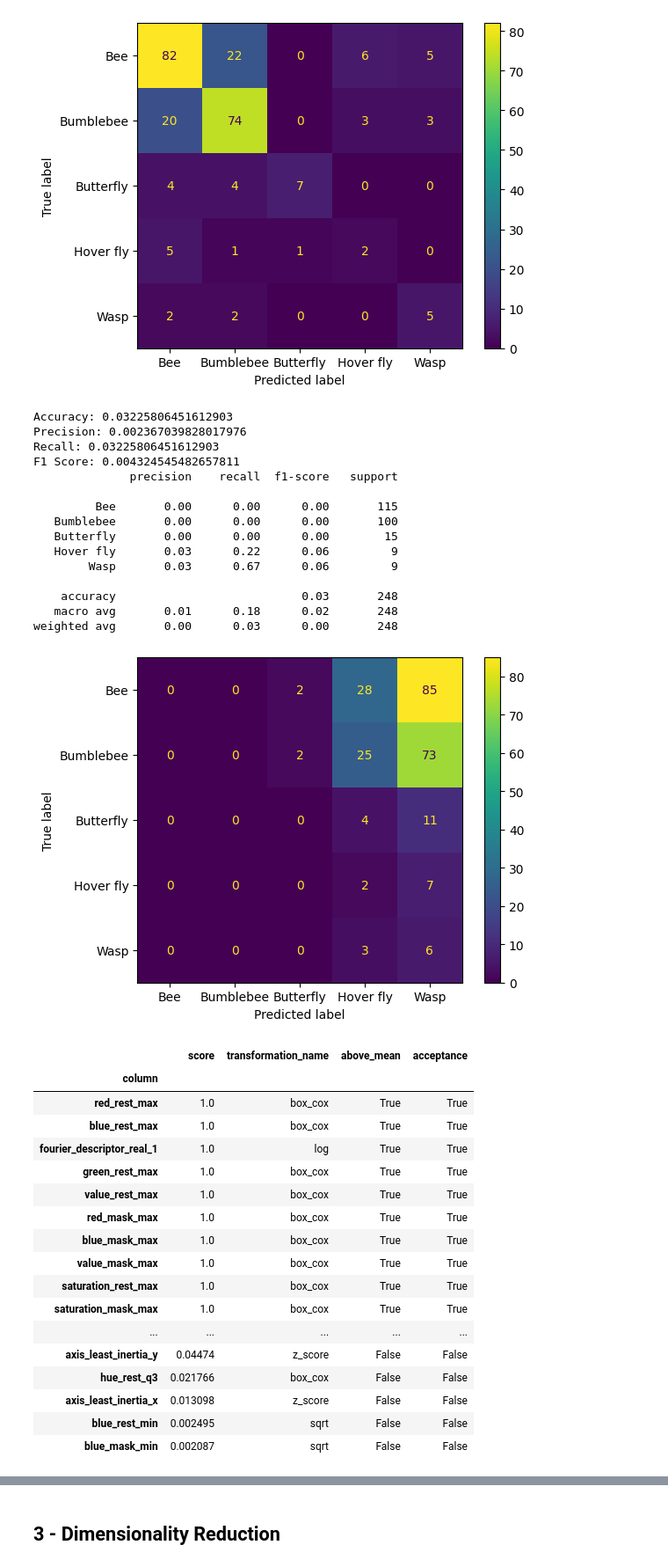
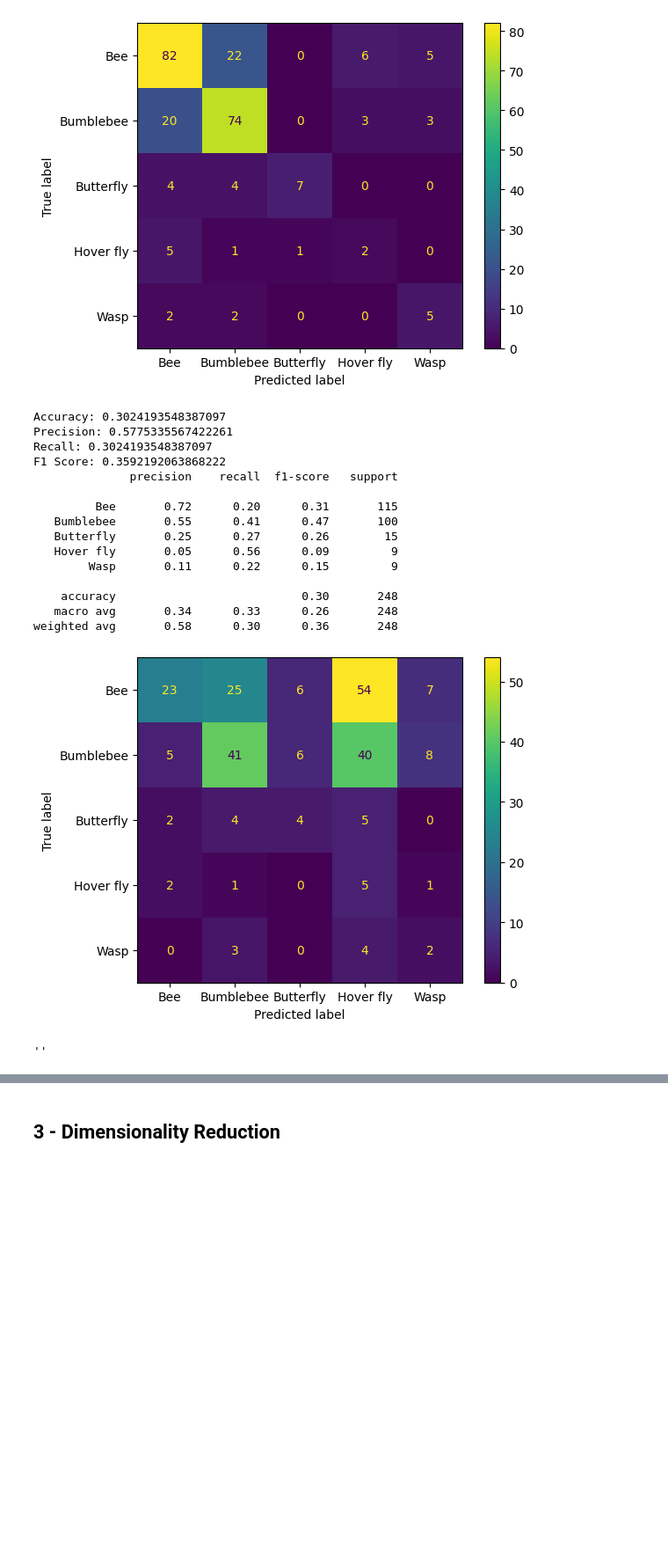
Before and after one commit to alexisvafiadis/Bug-Images-Data-Analysis-And-Type-Classification, a Jupyter notebook: 3_prediction_all_bug_types_transf.ipynb, the cells around one changed output, grey strips where cells are left out. Shown at 88% size. Cells and saved outputs as stored; diff of their text form; code cells hidden in the pictures; blank space fills up the shorter version.

```diff
--- a/3_prediction_all_bug_types_transf.ipynb
+++ b/3_prediction_all_bug_types_transf.ipynb
@@ -947,8 +994,9 @@ for scoring in ['f_classif']:
 # %%
-def try_model_with_transformations(model,X, y, transformations_dict, scoring, df_results_dict, min_score=10,solver='liblinear',
-                                                multiclass=True, verbose=False, **kwargs):
+def try_model_with_transformations(model,X, y, transformations_dict, scoring, df_results_dict, min_score=None,verbose=False, **kwargs):
+    if min_score is not None:
+        kwargs['min_score_for_acceptance'] = min_score
     pipeline = imbPipeline([
-        ('transformer', MultiColumnCachedTransformer(transformations_dict[scoring], verbose=verbose, min_score_for_acceptance=min_score, **kwargs)),
+        ('transformer', MultiColumnCachedTransformer(transformations_dict[scoring], verbose=verbose, **kwargs)),
         ('model', model)
     ])
     evaluate_classifier(pipeline, X, y, plot=False, debug=False, n_jobs=1,  cv=cv)
@@ -1218,6 +1266,9 @@ def sqrt_transform(x):
     return np.sqrt(np.maximum(x, 0))  # Square root, safe for non-negative values
 
 def box_cox_transform(x):
+    # if most values are negative, boxcox is useless so we throw an error if it is the case
+    if np.sum(x > 0) < 0.5 * len(x):
+        raise ValueError("Data contains too many negative values for Box-Cox transformation")
     positive_x = np.maximum(x + 1, 1)  # Shift to positive to apply Box-Cox
     return boxcox(positive_x)[0]
 
@@ -1358,6 +1300,6 @@ for scoring in scorings:
     best_transforms_for_gaussian_dict[scoring], df_results_for_gaussian_dict[scoring] = find_best_transformation(X, y_encoded,
                                                                     gaussian_transformations, scoring=scoring, display_df=False, verbose=False)
     # Statistics on transformed data
-    transformed_X = MultiColumnCachedTransformer(best_transforms_for_gaussian_dict[scoring], verbose=True).fit_transform(X2)
+    transformed_X = MultiColumnCachedTransformer(best_transforms_for_gaussian_dict[scoring], verbose=True).fit_transform(X)
     display(HTML(transformed_X.describe().to_html()))
 # %% [output]
@@ -1716,40 +1623,25 @@ F1 Score: 0.6880929276613651
 weighted avg       0.70      0.69      0.69       248
 [figure]
 # %%
-try_lda_with_transformations(X, y, best_transforms_for_gaussian_dict, 'shapiro', df_results_for_gaussian_dict, min_score=0.3)
+try_lda_with_transformations(X, y, best_transforms_for_gaussian_dict, 'shapiro', df_results_for_gaussian_dict, verbose=False,
+                                        columns_to_apply_to=shape_features + fourier_features + body_parts_features + ellipse_features, min_score=0.1)
+''
 # %% [output]
-Accuracy: 0.03225806451612903
-Precision: 0.002367039828017976
-Recall: 0.03225806451612903
-F1 Score: 0.004324545482657811
+Accuracy: 0.3024193548387097
+Precision: 0.5775335567422261
+Recall: 0.3024193548387097
+F1 Score: 0.3592192063868222
               precision    recall  f1-score   support
 
-         Bee       0.00      0.00      0.00       115
-   Bumblebee       0.00      0.00      0.00       100
-   Butterfly       0.00      0.00      0.00        15
-   Hover fly       0.03      0.22      0.06         9
-        Wasp       0.03      0.67      0.06         9
+         Bee       0.72      0.20      0.31       115
+   Bumblebee       0.55      0.41      0.47       100
+   Butterfly       0.25      0.27      0.26        15
+   Hover fly       0.05      0.56      0.09         9
+        Wasp       0.11      0.22      0.15         9
 
-    accuracy                           0.03       248
-   macro avg       0.01      0.18      0.02       248
-weighted avg       0.00      0.03      0.00       248
+    accuracy                           0.30       248
+   macro avg       0.34      0.33      0.26       248
+weighted avg       0.58      0.30      0.36       248
-[figure, old version]
+[figure, new version]
-|  | score | transformation_name | above_mean | acceptance |
-| column |  |  |  |  |
-| red_rest_max | 1.0 | box_cox | True | True |
-| blue_rest_max | 1.0 | box_cox | True | True |
-| fourier_descriptor_real_1 | 1.0 | log | True | True |
-| green_rest_max | 1.0 | box_cox | True | True |
-| value_rest_max | 1.0 | box_cox | True | True |
-| red_mask_max | 1.0 | box_cox | True | True |
-| blue_mask_max | 1.0 | box_cox | True | True |
-| value_mask_max | 1.0 | box_cox | True | True |
-| saturation_rest_max | 1.0 | box_cox | True | True |
-| saturation_mask_max | 1.0 | box_cox | True | True |
-| ... | ... | ... | ... | ... |
-| axis_least_inertia_y | 0.04474 | z_score | False | False |
-| hue_rest_q3 | 0.021766 | box_cox | False | False |
-| axis_least_inertia_x | 0.013098 | z_score | False | False |
-| blue_rest_min | 0.002495 | sqrt | False | False |
-| blue_mask_min | 0.002087 | sqrt | False | False |
+''
 # %%
```
Also changed, not shown: parts of 22 cells of this notebook, 3 other files.
